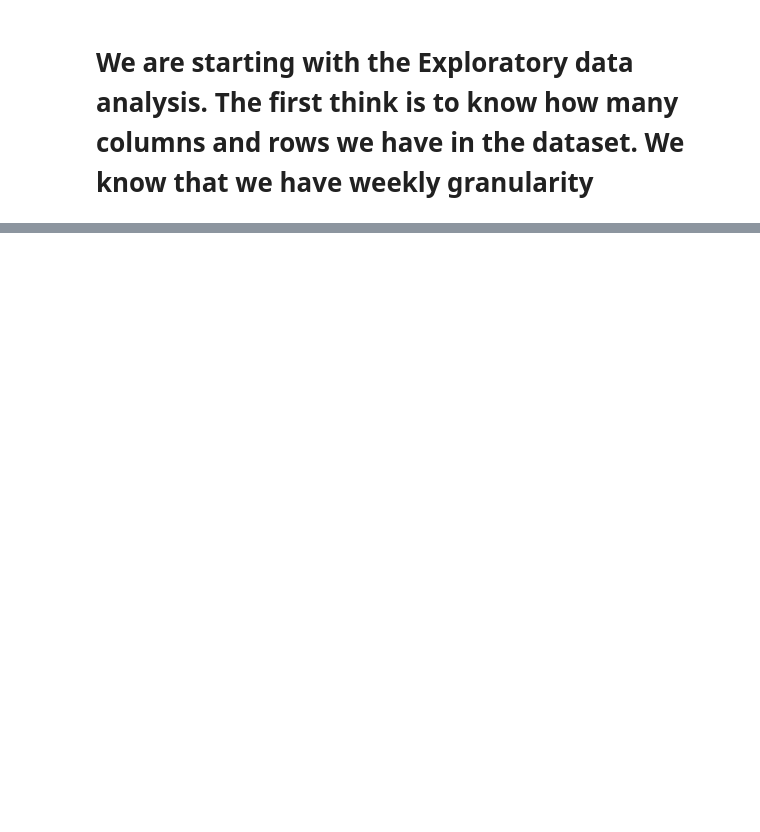
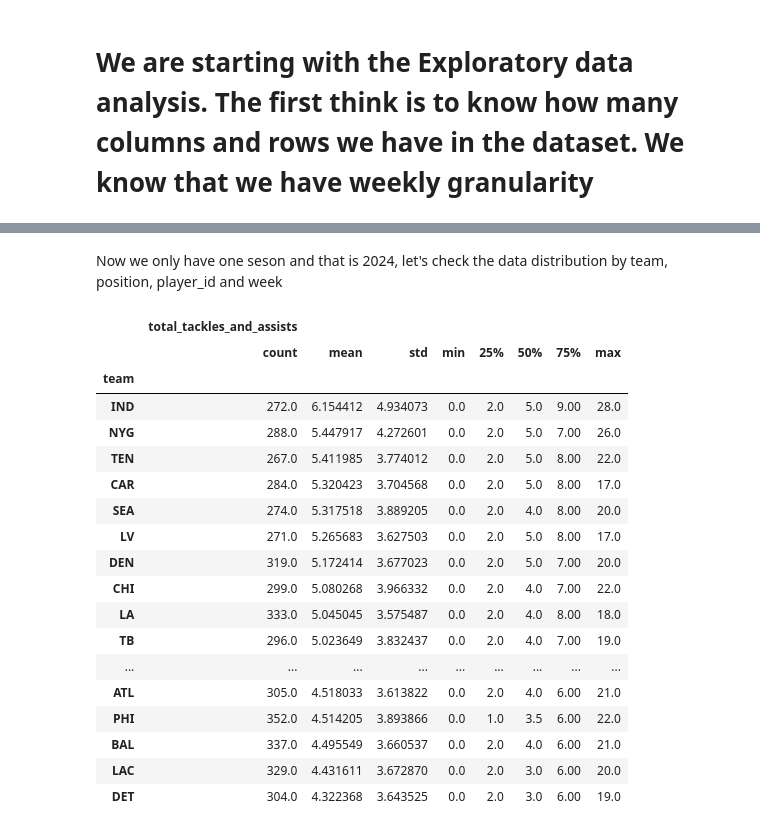
Before and after one commit to Ejaramillo1/nfl_ml_project, a Jupyter notebook: notebook/data/EDA_NFL.ipynb, the cells around one changed output, grey strips where cells are left out. Cells and saved outputs as stored; diff of their text form; code cells hidden in the pictures; blank space fills up the shorter version.

Commit message:
following with EDA
Trying to derive total tackles and assissts from the kaggle datastet

```diff
--- a/notebook/data/EDA_NFL.ipynb
+++ b/notebook/data/EDA_NFL.ipynb
@@ -40,7 +39,7 @@ Files in the dataset folder: ['weekly_player_stats_defense.csv', 'weekly_player_
 # %%
 # Load the CSV file into a DataFrame
 # ['weekly_player_stats_defense.csv', 'weekly_player_stats_offense.csv', 'weekly_team_stats_defense.csv', 'weekly_team_stats_offense.csv', 'yearly_player_stats_defense.csv', 'yearly_player_stats_offense.csv', 'yearly_team_stats_defense.csv', 'yearly_team_stats_offense.csv']
-weekly_df_offense = pd.read_csv(os.path.join(dataset_path, 'weekly_player_stats_offense.csv'))
+weekly_df_offense = pd.read_csv(os.path.join(dataset_path, 'weekly_player_stats_defense.csv'))
 # %% [markdown]
 # We are starting with the Exploratory data analysis. The first think is to  know how many columns and rows we have in the dataset. We know that we have weekly granularity
 # %%
@@ -70,0 +104,14 @@ Column: career_average_standard_ppg, Type: float64, Unique Values: 10791
+# %%
+# We are going to filter by season, we will want to analyze only seasons from 2023 onwards
+
+weekly_df_offense_filtered = weekly_df_offense[weekly_df_offense['season'].isin([2022,2023,2024])][[
+    'player_id', 'position', 'team', 'season', 'week',
+    'solo_tackle', 'assist_tackle', 'tackle_with_assist'
+]]
+
+weekly_df_offense_filtered['total_tackles_and_assists'] = (
+    weekly_df_offense_filtered['solo_tackle'] +
+    weekly_df_offense_filtered['assist_tackle'] +
+    weekly_df_offense_filtered['tackle_with_assist']
+)
+weekly_df_offense_filtered.head()
@@ -70,0 +228,3 @@ Column: career_average_standard_ppg, Type: float64, Unique Values: 10791
+# %%
+weekly_df_offense_filtered_2024 = weekly_df_offense_filtered[weekly_df_offense['season'].isin([2024])]
+weekly_df_offense_filtered_2024.head()
@@ -70,0 +238,24 @@ Column: career_average_standard_ppg, Type: float64, Unique Values: 10791
+# %% [markdown]
+Now we only have one seson and that is 2024, let's check the data distribution by team, position, player_id and week
+# %%
+weekly_df_offense_filtered_2024.groupby('team')[['total_tackles_and_assists']].describe().sort_values(('total_tackles_and_assists', 'mean'), ascending=False)
+# %% [output]
+|  | total_tackles_and_assists |  |  |  |  |  |  |  |
+|  | count | mean | std | min | 25% | 50% | 75% | max |
+| team |  |  |  |  |  |  |  |  |
+| IND | 272.0 | 6.154412 | 4.934073 | 0.0 | 2.0 | 5.0 | 9.00 | 28.0 |
+| NYG | 288.0 | 5.447917 | 4.272601 | 0.0 | 2.0 | 5.0 | 7.00 | 26.0 |
+| TEN | 267.0 | 5.411985 | 3.774012 | 0.0 | 2.0 | 5.0 | 8.00 | 22.0 |
+| CAR | 284.0 | 5.320423 | 3.704568 | 0.0 | 2.0 | 5.0 | 8.00 | 17.0 |
+| SEA | 274.0 | 5.317518 | 3.889205 | 0.0 | 2.0 | 4.0 | 8.00 | 20.0 |
+| LV | 271.0 | 5.265683 | 3.627503 | 0.0 | 2.0 | 5.0 | 8.00 | 17.0 |
+| DEN | 319.0 | 5.172414 | 3.677023 | 0.0 | 2.0 | 5.0 | 7.00 | 20.0 |
+| CHI | 299.0 | 5.080268 | 3.966332 | 0.0 | 2.0 | 4.0 | 7.00 | 22.0 |
+| LA | 333.0 | 5.045045 | 3.575487 | 0.0 | 2.0 | 4.0 | 8.00 | 18.0 |
+| TB | 296.0 | 5.023649 | 3.832437 | 0.0 | 2.0 | 4.0 | 7.00 | 19.0 |
+| ... | ... | ... | ... | ... | ... | ... | ... | ... |
+| ATL | 305.0 | 4.518033 | 3.613822 | 0.0 | 2.0 | 4.0 | 6.00 | 21.0 |
+| PHI | 352.0 | 4.514205 | 3.893866 | 0.0 | 1.0 | 3.5 | 6.00 | 22.0 |
+| BAL | 337.0 | 4.495549 | 3.660537 | 0.0 | 2.0 | 4.0 | 6.00 | 21.0 |
+| LAC | 329.0 | 4.431611 | 3.672870 | 0.0 | 2.0 | 3.0 | 6.00 | 20.0 |
+| DET | 304.0 | 4.322368 | 3.643525 | 0.0 | 2.0 | 3.0 | 6.00 | 19.0 |
```
Also changed, not shown: parts of 19 cells of this notebook, 1 other file.
